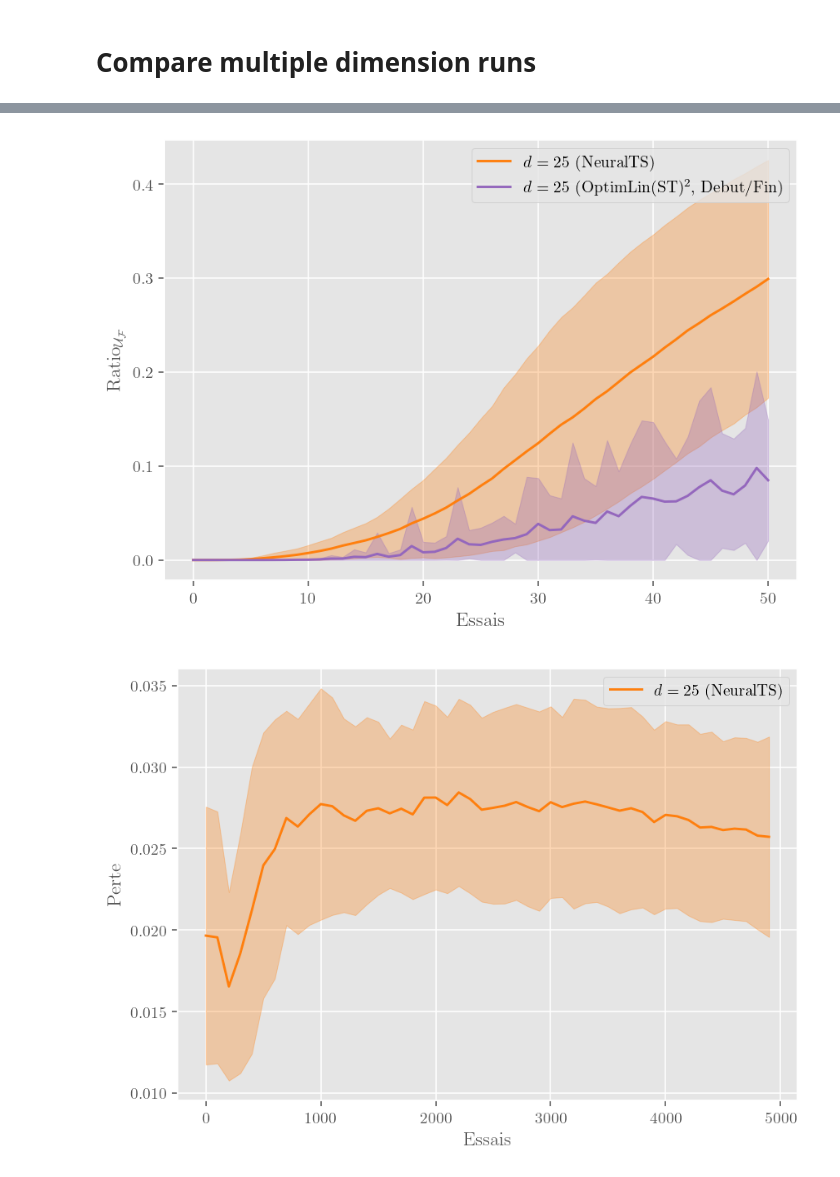
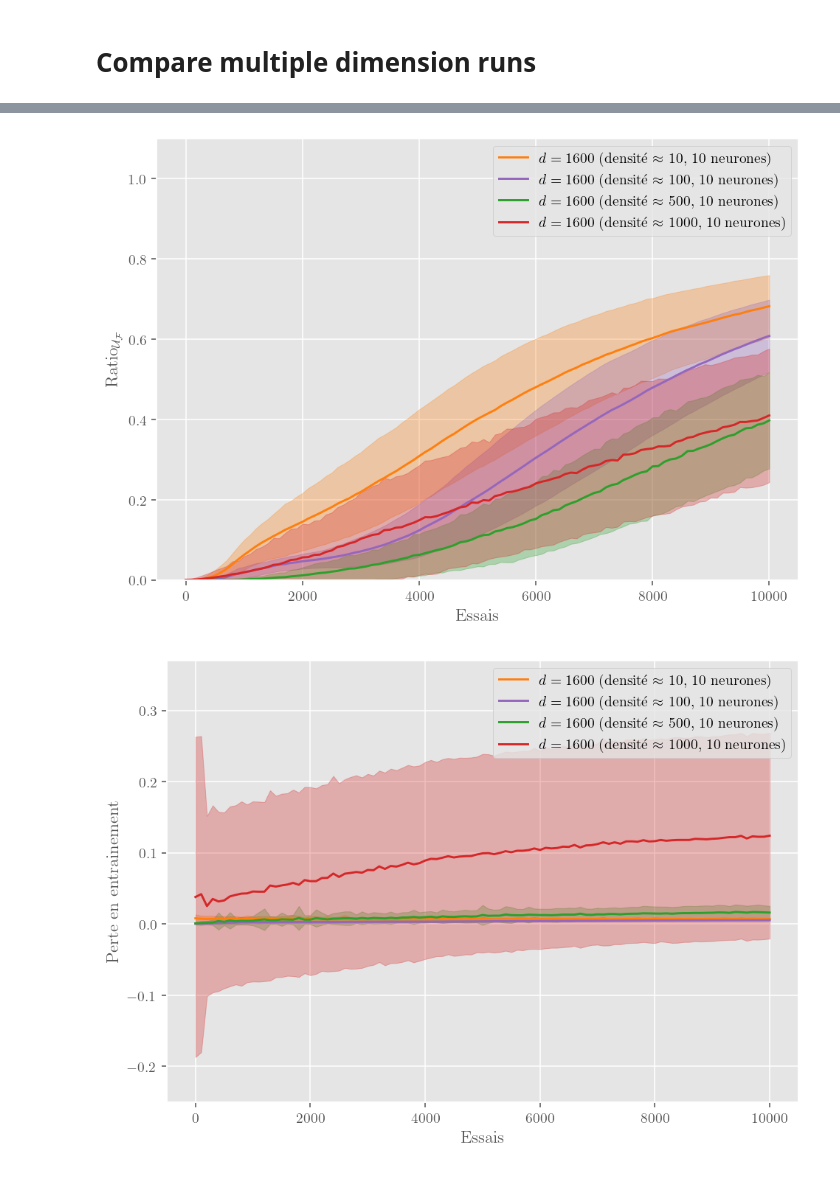
Before and after one commit to Quoding/optimneuralbandits, a Jupyter notebook: testing/viz/vizualize_perf_metrics.ipynb, the cells around one changed output, grey strips where cells are left out. Drawn from its saved outputs; the diff is of its cells as text; code cells hidden in the pictures.

```diff
--- a/testing/viz/vizualize_perf_metrics.ipynb
+++ b/testing/viz/vizualize_perf_metrics.ipynb
@@ -196,14 +235,20 @@ plt.savefig(f'../images/exp_poly/perf/compare_25lin_{metric}_d{n_dims}_t{n_trial
 metric = "ratio_app"
 
 for i, d in enumerate(metrics_dict.keys()):
-    means = np.nanmean(metrics_dict[d][metric], axis=0)
-    stds = np.nanstd(metrics_dict[d][metric], axis=0)
-    x = np.arange(len(means))
+    means = np.nanmean(metrics_dict[d][metric], axis=0)[:(upper_lim // interval)]
+    stds = np.nanstd(metrics_dict[d][metric], axis=0)[:(upper_lim// interval)]
+
+    x = np.arange(len(means)) * interval
 
     plt.plot(x, means, color=colors[i], label=labels[i])
     plt.fill_between(x, np.clip(means - stds, 0, 1), np.clip(means + stds, 0, 1), color=colors[i], alpha=0.3)
     plt.xlabel('Essais')
     plt.ylabel("Ratio$_{app}$")
 plt.legend()
-plt.savefig(f'../images/exp_poly/perf/compare_25lin_{metric}_d{n_dims}_t{n_trials}_nlayers{n_layers}_steps{max_n_steps}')
+plt.ylim(0, 1.1)
+plt.tight_layout()
+
+# plt.savefig(f'../images/exp_poly/perf/compare_highdim_{metric}_d{n_dims}_t{n_trials}_nlayers{n_layers}_steps{max_n_steps}')
+# plt.savefig(f'../images/exp_poly/perf/compare_25lin_{metric}_d{n_dims}_t{n_trials}_nlayers{n_layers}_steps{max_n_steps}')
+plt.savefig(f'../images/exp_poly/perf/compare_density_{metric}_d{n_dims}_t{n_trials}_nlayers{n_layers}_steps{max_n_steps}')
 # %% [output]
@@ -213,9 +258,9 @@ plt.savefig(f'../images/exp_poly/perf/compare_25lin_{metric}_d{n_dims}_t{n_trial
 metric = "ratio_found_pats"
 
 for i, d in enumerate(metrics_dict.keys()):
-    means = np.nanmean(metrics_dict[d][metric], axis=0)
-    stds = np.nanstd(metrics_dict[d][metric], axis=0)
-    x = np.arange(len(means))
+    means = np.nanmean(metrics_dict[d][metric], axis=0)[:(upper_lim // interval)]
+    stds = np.nanstd(metrics_dict[d][metric], axis=0)[:(upper_lim// interval)]
+    x = np.arange(len(means)) * interval
 
 
     plt.plot(x, means, color=colors[i], label=labels[i])
@@ -223,5 +268,11 @@ for i, d in enumerate(metrics_dict.keys()):
 plt.xlabel('Essais')
 plt.ylabel("Ratio$_{\mathcal{F}}$")
 plt.legend()
-plt.savefig(f'../images/exp_poly/perf/compare_25lin_{metric}_d{n_dims}_t{n_trials}_nlayers{n_layers}_steps{max_n_steps}')
+plt.ylim(0, 1.1)
+plt.tight_layout()
+
+
+# plt.savefig(f'../images/exp_poly/perf/compare_highdim_{metric}_d{n_dims}_t{n_trials}_nlayers{n_layers}_steps{max_n_steps}')
+# plt.savefig(f'../images/exp_poly/perf/compare_25lin_{metric}_d{n_dims}_t{n_trials}_nlayers{n_layers}_steps{max_n_steps}')
+plt.savefig(f'../images/exp_poly/perf/compare_density_{metric}_d{n_dims}_t{n_trials}_nlayers{n_layers}_steps{max_n_steps}')
 # %% [output]
@@ -229,34 +280,44 @@ plt.savefig(f'../images/exp_poly/perf/compare_25lin_{metric}_d{n_dims}_t{n_trial
 # %%
 # Plot ratio found pat
 metric = "ratio_found_existing_vecs_with_pats"
 
 for i, d in enumerate(metrics_dict.keys()):
-    means = np.nanmean(metrics_dict[d][metric], axis=0)
-    stds = np.nanstd(metrics_dict[d][metric], axis=0)
-    x = np.arange(len(means))
+    means = np.nanmean(metrics_dict[d][metric], axis=0)[:(upper_lim // interval)]
+    stds = np.nanstd(metrics_dict[d][metric], axis=0)[:(upper_lim// interval)]
+    x = np.arange(len(means)) * interval
 
     plt.plot(x, means, color=colors[i], label=labels[i])
     plt.fill_between(x, np.clip(means - stds, 0, 1), np.clip(means + stds, 0, 1), color=colors[i], alpha=0.3)
 plt.xlabel('Essais')
 plt.ylabel("Ratio$_{\mathcal{U}_{\mathcal{F}}}$")
 plt.legend()
-plt.savefig(f'../images/exp_poly/perf/compare_25lin_{metric}_d{n_dims}_t{n_trials}_nlayers{n_layers}_steps{max_n_steps}')
+plt.ylim(0, 1.1)
+plt.tight_layout()
+
+
+# plt.savefig(f'../images/exp_poly/perf/compare_highdim_{metric}_d{n_dims}_t{n_trials}_nlayers{n_layers}_steps{max_n_steps}')
+# plt.savefig(f'../images/exp_poly/perf/compare_25lin_{metric}_d{n_dims}_t{n_trials}_nlayers{n_layers}_steps{max_n_steps}')
+plt.savefig(f'../images/exp_poly/perf/compare_density_{metric}_d{n_dims}_t{n_trials}_nlayers{n_layers}_steps{max_n_steps}')
 # %% [output]
-[figure, old version]
+[figure, new version]
 # %%
 # Plot ratio found pat
 metric = "losses"
-
 for i, d in enumerate(n_dims):
-    means = np.nanmean(metrics_dict[d][metric], axis=0)
-    stds = np.nanstd(metrics_dict[d][metric], axis=0)
-    x = np.arange(len(means)) * 100
+    means = np.nanmean(metrics_dict[d][metric], axis=0)[:(upper_lim // interval)]
+    stds = np.nanstd(metrics_dict[d][metric], axis=0)[:(upper_lim// interval)]
+    x = np.arange(len(means)) * interval
 
     plt.plot(x, means, color=colors[i], label=labels[i])
-    plt.fill_between(x, np.clip(means - stds, 0, 1), np.clip(means + stds, 0, 1), color=colors[i], alpha=0.3)
+    plt.fill_between(x, means - stds, means + stds, color=colors[i], alpha=0.3)
 plt.xlabel('Essais')
-plt.ylabel("Perte")
+plt.ylabel("Perte en entrainement")
+plt.ylim(-0.25, 0.37)
 plt.legend()
-plt.savefig(f'../images/exp_poly/perf/compare_25lin_{metric}_d{n_dims}_t{n_trials}_nlayers{n_layers}_steps{max_n_steps}')
+plt.tight_layout()
+
+# plt.savefig(f'../images/exp_poly/perf/compare_highdim_{metric}_d{n_dims}_t{n_trials}_nlayers{n_layers}_steps{max_n_steps}')
+# plt.savefig(f'../images/exp_poly/perf/compare_25lin_{metric}_d{n_dims}_t{n_trials}_nlayers{n_layers}_steps{max_n_steps}')
+plt.savefig(f'../images/exp_poly/perf/compare_density_{metric}_d{n_dims}_t{n_trials}_nlayers{n_layers}_steps{max_n_steps}')
 # %% [output]
-[figure, old version]
+[figure, new version]
```
Also changed, not shown: parts of 9 cells of this notebook, 6 other files.
